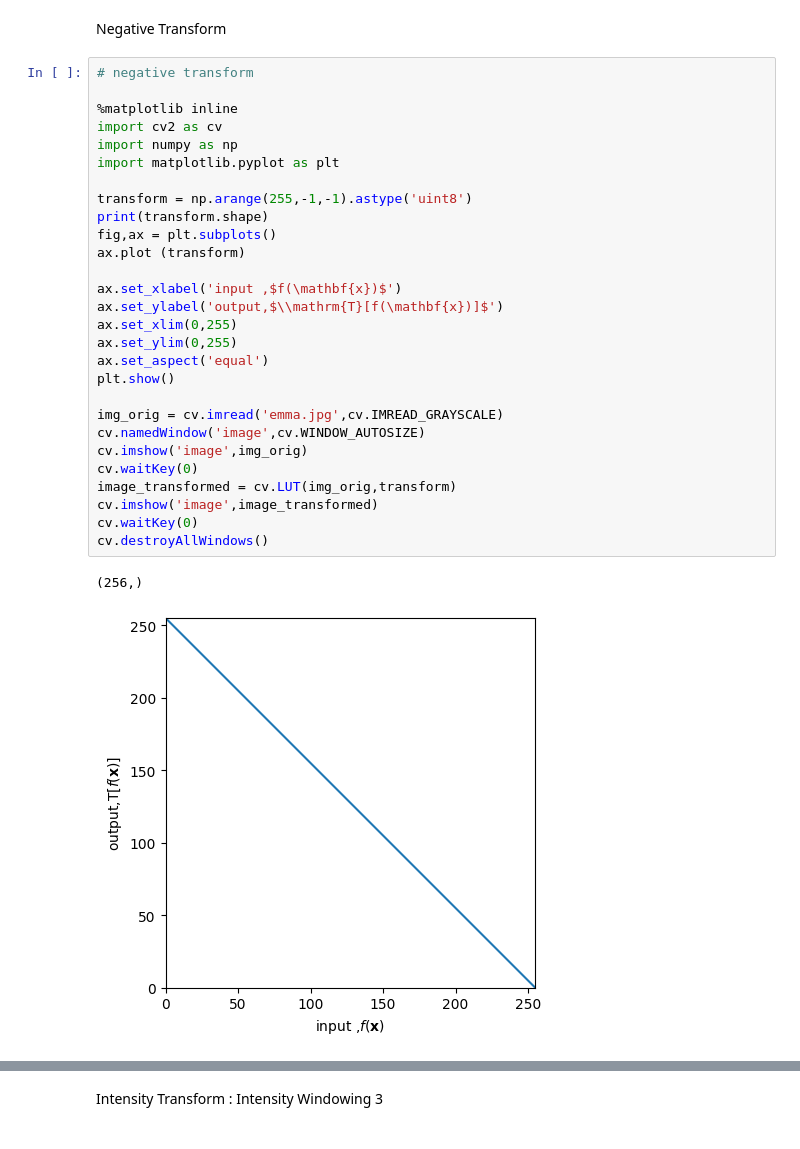
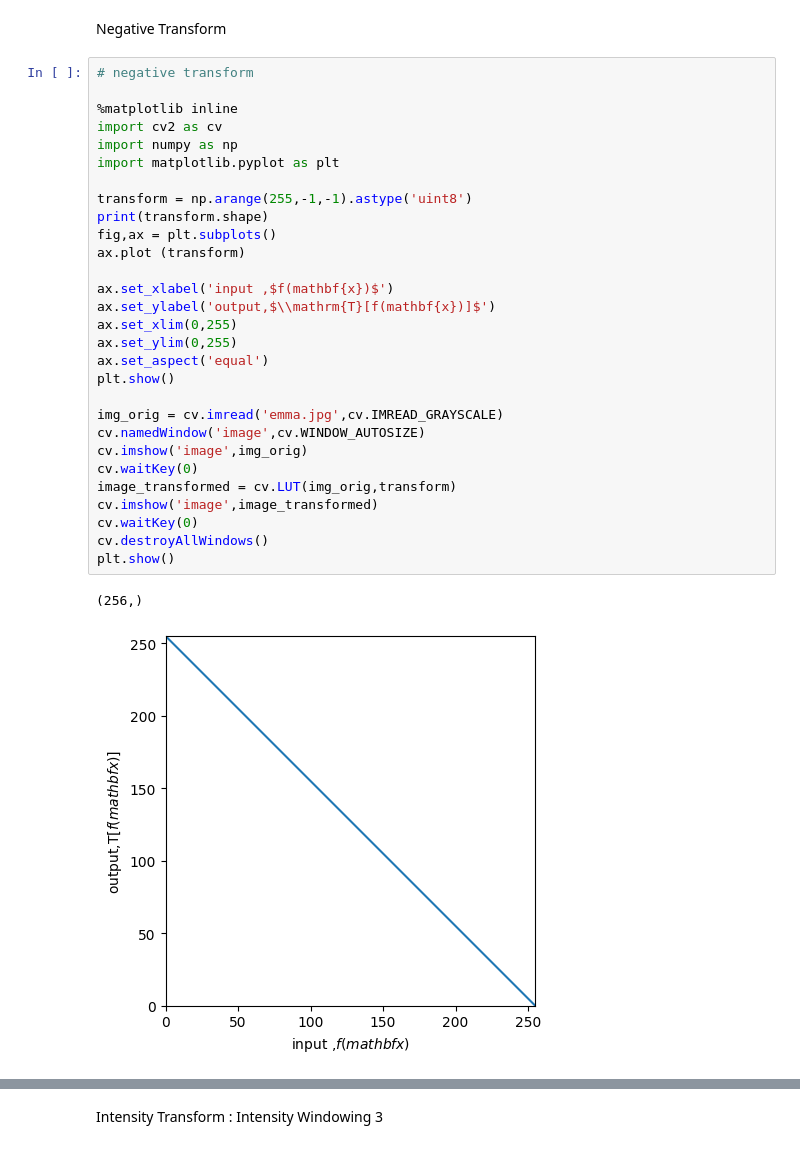
Before and after one commit to thej20d/VS-NEW, a Jupyter notebook: Lectures/lec21.ipynb, the cells around one changed output, grey strips where cells are left out. Drawn from its saved outputs; the diff is of its cells as text.

```diff
--- a/Lectures/lec21.ipynb
+++ b/Lectures/lec21.ipynb
@@ -166,31 +166,32 @@ Negative Transform
 # %%
 # negative transform
 
 %matplotlib inline
 import cv2 as cv
 import numpy as np
 import matplotlib.pyplot as plt
 
 transform = np.arange(255,-1,-1).astype('uint8')
 print(transform.shape)
 fig,ax = plt.subplots()
 ax.plot (transform)
 
-ax.set_xlabel('input ,$f(\mathbf{x})$')
-ax.set_ylabel('output,$\\mathrm{T}[f(\mathbf{x})]$')
+ax.set_xlabel('input ,$f(mathbf{x})$')
+ax.set_ylabel('output,$\\mathrm{T}[f(mathbf{x})]$')
 ax.set_xlim(0,255)
 ax.set_ylim(0,255)
 ax.set_aspect('equal')
 plt.show()
 
 img_orig = cv.imread('emma.jpg',cv.IMREAD_GRAYSCALE)
 cv.namedWindow('image',cv.WINDOW_AUTOSIZE)
 cv.imshow('image',img_orig)
 cv.waitKey(0)
 image_transformed = cv.LUT(img_orig,transform)
 cv.imshow('image',image_transformed)
 cv.waitKey(0)
 cv.destroyAllWindows()
+plt.show()
 # %% [output]
 (256,)
-[figure, old version]
+[figure, new version]
```
Also changed, not shown: parts of 5 cells of this notebook, 1 other file.
